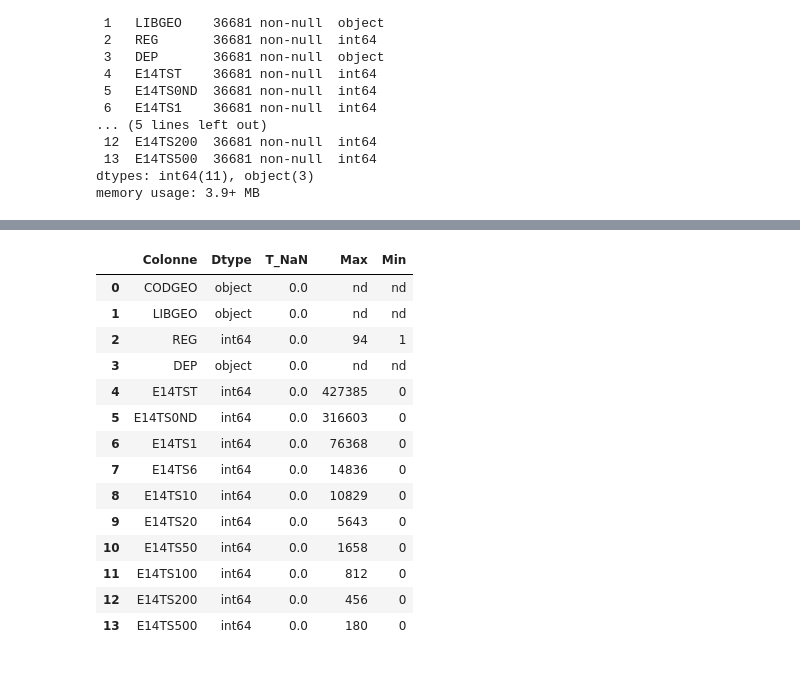
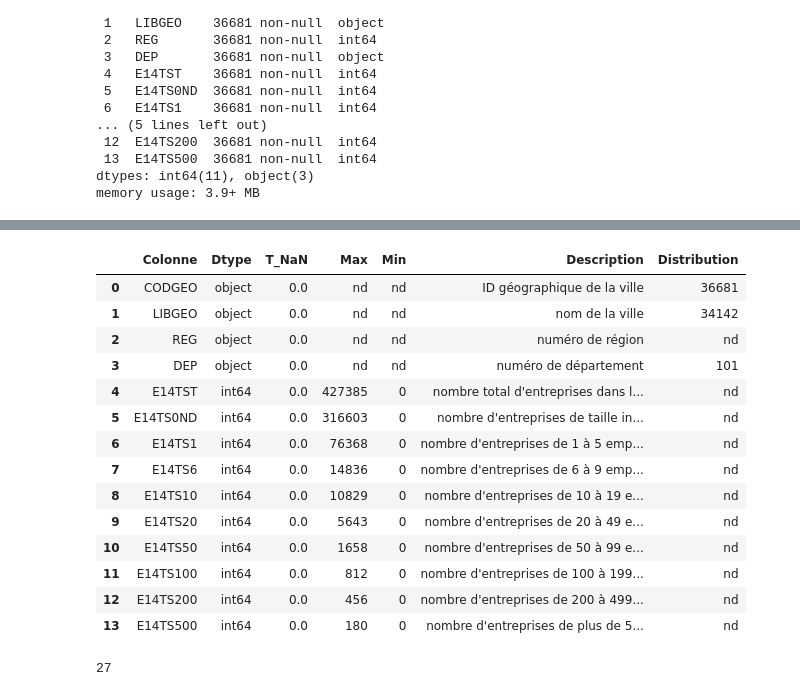
Before and after one commit to Mariehf64/fev23cda_french_industry, a Jupyter notebook: Exploration_Base_etablissements_par_tranche_effectifs.ipynb, the cells around one changed output, grey strips where cells are left out. Cells and saved outputs as stored; diff of their text form; code cells hidden in the pictures.

```diff
--- a/Exploration_Base_etablissements_par_tranche_effectifs.ipynb
+++ b/Exploration_Base_etablissements_par_tranche_effectifs.ipynb
@@ -58,45 +92,83 @@ rap['Colonne']=df.columns  # création de l'index
 
 rename_axis=('N°Col')
 
 rap['Dtype']=[df[i].dtype for i in df.columns ] # création de la colonne dtype
 
 rap['T_NaN']=[(df[i].isna().sum()/df.shape[0]).round(1) for i in df.columns] # création de la colonne taux de NaN
 
 # création de la colonne max
 max=[]
 for i in df.columns :
   if df[i].dtype==object:
     max.append('nd')
   else :
     max.append(df[i].max())
 
 rap['Max']=pd.DataFrame(max)
 
 # création del a colonne min
 min=[]
 for i in df.columns :
   if df[i].dtype==object:
     min.append('nd')
   else :
     min.append(df[i].min())
 rap['Min']=pd.DataFrame(min)
 
+# création de la colonne description
+
+descript=['ID géographique de la ville',
+          'nom de la ville',
+          'numéro de région',
+          'numéro de département',
+          "nombre total d'entreprises dans la ville",
+          "nombre d'entreprises de taille inconnue ou nulle dans la ville",
+          "nombre d'entreprises de 1 à 5 employés dans la ville",
+          "nombre d'entreprises de 6 à 9 employés dans la ville",
+          "nombre d'entreprises de 10 à 19 employés dans la ville",
+          "nombre d'entreprises de 20 à 49 employés dans la ville",
+          "nombre d'entreprises de 50 à 99 employés dans la ville",
+          "nombre d'entreprises de 100 à 199 employés dans la ville",
+          "nombre d'entreprises de 200 à 499 employés dans la ville",
+          "nombre d'entreprises de plus de 500 employés dans la ville"
+          ]
+rap['Description']=descript
 
 
+# changement du Dtype de REG
+
+df.REG=df.REG.astype('str')
+
+# nombre de valeurs pour les variables catégorielles
+distrib=[]
+
+for i in df.columns :
+    try :
+      pd.to_numeric(df[i],errors='raise')
+      distrib.append('nd')
+    except ValueError :
+      distrib.append(len(df[i].unique()))
+
+
+rap['Distribution']=distrib
+
 display(rap)
+
+len(df.REG.unique())
 # %% [output]
-|  | Colonne | Dtype | T_NaN | Max | Min |
-| 0 | CODGEO | object | 0.0 | nd | nd |
-| 1 | LIBGEO | object | 0.0 | nd | nd |
-| 2 | REG | int64 | 0.0 | 94 | 1 |
-| 3 | DEP | object | 0.0 | nd | nd |
-| 4 | E14TST | int64 | 0.0 | 427385 | 0 |
-| 5 | E14TS0ND | int64 | 0.0 | 316603 | 0 |
-| 6 | E14TS1 | int64 | 0.0 | 76368 | 0 |
-| 7 | E14TS6 | int64 | 0.0 | 14836 | 0 |
-| 8 | E14TS10 | int64 | 0.0 | 10829 | 0 |
-| 9 | E14TS20 | int64 | 0.0 | 5643 | 0 |
-| 10 | E14TS50 | int64 | 0.0 | 1658 | 0 |
-| 11 | E14TS100 | int64 | 0.0 | 812 | 0 |
-| 12 | E14TS200 | int64 | 0.0 | 456 | 0 |
-| 13 | E14TS500 | int64 | 0.0 | 180 | 0 |
+|  | Colonne | Dtype | T_NaN | Max | Min | Description | Distribution |
+| 0 | CODGEO | object | 0.0 | nd | nd | ID géographique de la ville | 36681 |
+| 1 | LIBGEO | object | 0.0 | nd | nd | nom de la ville | 34142 |
+| 2 | REG | object | 0.0 | nd | nd | numéro de région | nd |
+| 3 | DEP | object | 0.0 | nd | nd | numéro de département | 101 |
+| 4 | E14TST | int64 | 0.0 | 427385 | 0 | nombre total d'entreprises dans l... | nd |
+| 5 | E14TS0ND | int64 | 0.0 | 316603 | 0 | nombre d'entreprises de taille in... | nd |
+| 6 | E14TS1 | int64 | 0.0 | 76368 | 0 | nombre d'entreprises de 1 à 5 emp... | nd |
+| 7 | E14TS6 | int64 | 0.0 | 14836 | 0 | nombre d'entreprises de 6 à 9 emp... | nd |
+| 8 | E14TS10 | int64 | 0.0 | 10829 | 0 | nombre d'entreprises de 10 à 19 e... | nd |
+| 9 | E14TS20 | int64 | 0.0 | 5643 | 0 | nombre d'entreprises de 20 à 49 e... | nd |
+| 10 | E14TS50 | int64 | 0.0 | 1658 | 0 | nombre d'entreprises de 50 à 99 e... | nd |
+| 11 | E14TS100 | int64 | 0.0 | 812 | 0 | nombre d'entreprises de 100 à 199... | nd |
+| 12 | E14TS200 | int64 | 0.0 | 456 | 0 | nombre d'entreprises de 200 à 499... | nd |
+| 13 | E14TS500 | int64 | 0.0 | 180 | 0 | nombre d'entreprises de plus de 5... | nd |
+27
```
Also changed, not shown: parts of 10 cells of this notebook.
